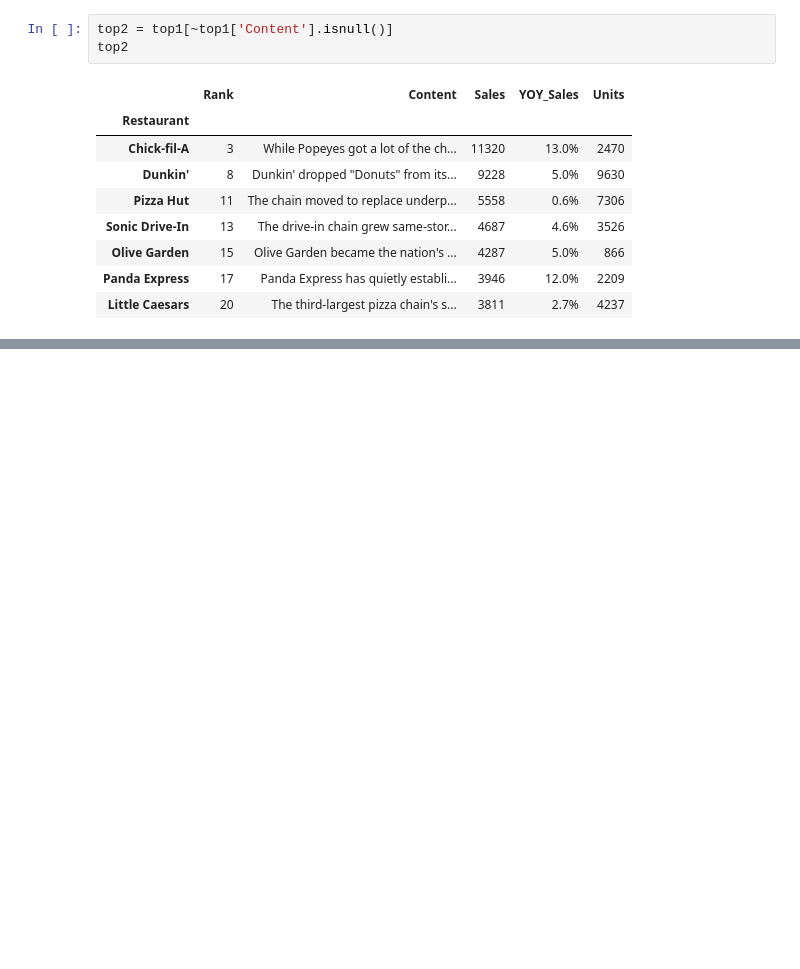
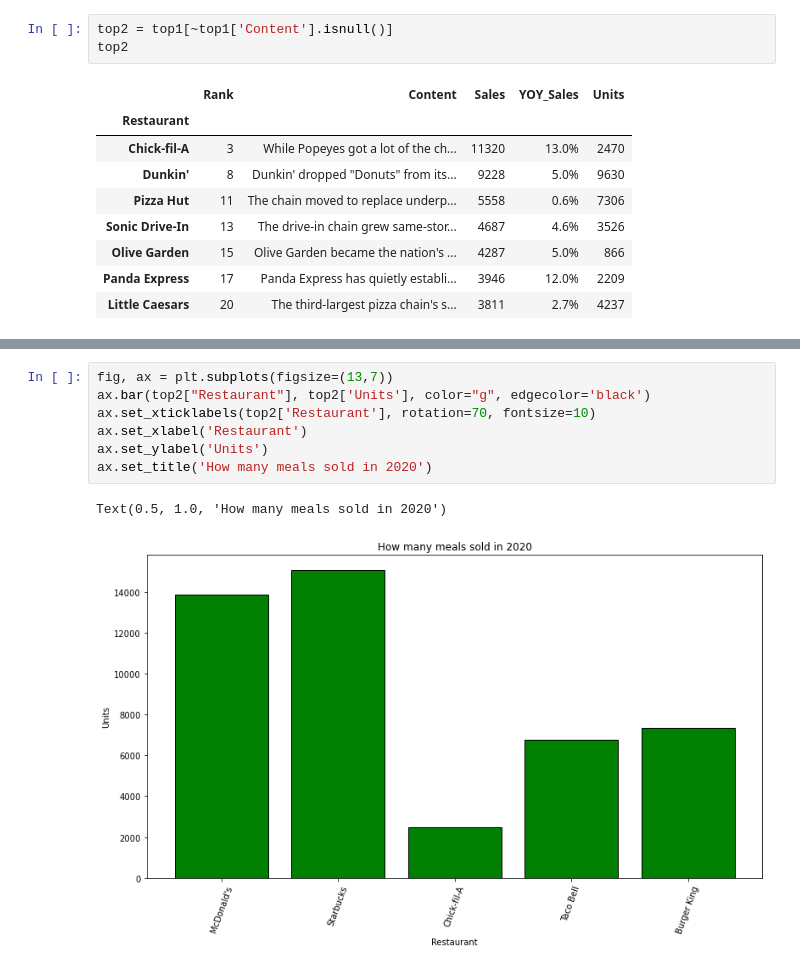
Before and after one commit to lukaszplatos/DataIntro, a Jupyter notebook: MyProject.ipynb, the cells around one changed output, grey strips where cells are left out. Drawn from its saved outputs; the diff is of its cells as text; blank space fills up the shorter version.

```diff
--- a/MyProject.ipynb
+++ b/MyProject.ipynb
@@ -372,0 +326,10 @@ ind['Sales'].plot.bar()
+# %%
+fig, ax = plt.subplots(figsize=(13,7))
+ax.bar(top2["Restaurant"], top2['Units'], color="g", edgecolor='black')
+ax.set_xticklabels(top2['Restaurant'], rotation=70, fontsize=10)
+ax.set_xlabel('Restaurant')
+ax.set_ylabel('Units')
+ax.set_title('How many meals sold in 2020')
+# %% [output]
+Text(0.5, 1.0, 'How many meals sold in 2020')
+[figure, added]
```
Also changed, not shown: parts of 20 cells of this notebook.
